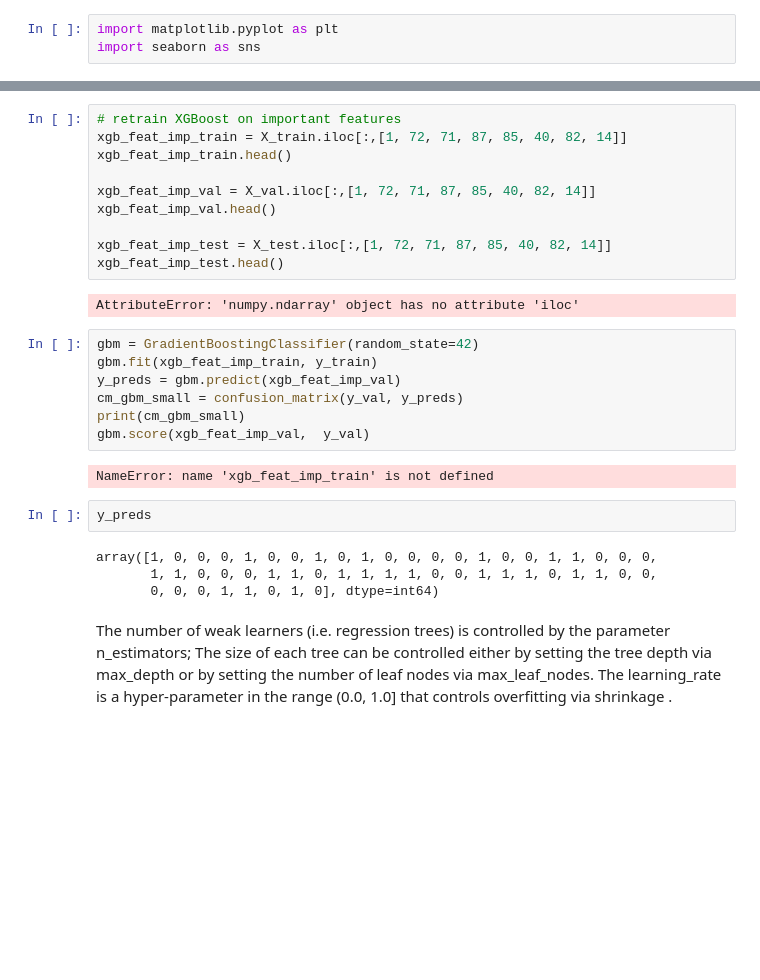
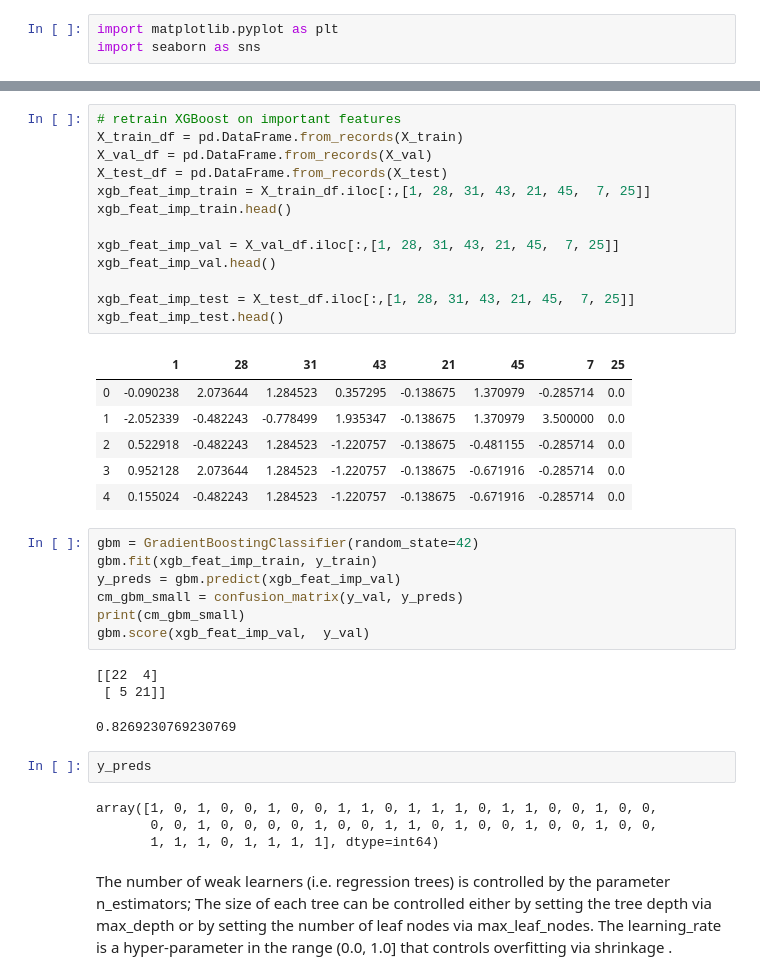
Before and after one commit to angelaaaateng/ML_COVID_PREDICTION, a Jupyter notebook: master-at-updated.ipynb, the cells around one changed output, grey strips where cells are left out. Saved outputs shown, nothing was run; the diff lists cells and outputs as text; blank space fills up the shorter version.

```diff
--- a/master-at-updated.ipynb
+++ b/master-at-updated.ipynb
@@ -1926,15 +1926,23 @@ plt.show()
-# %%
-# retrain XGBoost on important features
-xgb_feat_imp_train = X_train.iloc[:,[1, 72, 71, 87, 85, 40, 82, 14]]
-xgb_feat_imp_train.head()
-
-xgb_feat_imp_val = X_val.iloc[:,[1, 72, 71, 87, 85, 40, 82, 14]]
-xgb_feat_imp_val.head()
-
-xgb_feat_imp_test = X_test.iloc[:,[1, 72, 71, 87, 85, 40, 82, 14]]
-xgb_feat_imp_test.head()
-# %% [output]
-AttributeError: 'numpy.ndarray' object has no attribute 'iloc'
+# %%
+# retrain XGBoost on important features
+X_train_df = pd.DataFrame.from_records(X_train)
+X_val_df = pd.DataFrame.from_records(X_val)
+X_test_df = pd.DataFrame.from_records(X_test)
+xgb_feat_imp_train = X_train_df.iloc[:,[1, 28, 31, 43, 21, 45,  7, 25]]
+xgb_feat_imp_train.head()
+
+xgb_feat_imp_val = X_val_df.iloc[:,[1, 28, 31, 43, 21, 45,  7, 25]]
+xgb_feat_imp_val.head()
+
+xgb_feat_imp_test = X_test_df.iloc[:,[1, 28, 31, 43, 21, 45,  7, 25]]
+xgb_feat_imp_test.head()
+# %% [output]
+|  | 1 | 28 | 31 | 43 | 21 | 45 | 7 | 25 |
+| 0 | -0.090238 | 2.073644 | 1.284523 | 0.357295 | -0.138675 | 1.370979 | -0.285714 | 0.0 |
+| 1 | -2.052339 | -0.482243 | -0.778499 | 1.935347 | -0.138675 | 1.370979 | 3.500000 | 0.0 |
+| 2 | 0.522918 | -0.482243 | 1.284523 | -1.220757 | -0.138675 | -0.481155 | -0.285714 | 0.0 |
+| 3 | 0.952128 | 2.073644 | 1.284523 | -1.220757 | -0.138675 | -0.671916 | -0.285714 | 0.0 |
+| 4 | 0.155024 | -0.482243 | 1.284523 | -1.220757 | -0.138675 | -0.671916 | -0.285714 | 0.0 |
 # %%
 gbm = GradientBoostingClassifier(random_state=42)
 gbm.fit(xgb_feat_imp_train, y_train)
@@ -1943,13 +1951,15 @@ cm_gbm_small = confusion_matrix(y_val, y_preds)
 print(cm_gbm_small)
 gbm.score(xgb_feat_imp_val,  y_val)
 # %% [output]
-NameError: name 'xgb_feat_imp_train' is not defined
+[[22  4]
+ [ 5 21]]
+0.8269230769230769
 # %%
 y_preds
 # %% [output]
-array([1, 0, 0, 0, 1, 0, 0, 1, 0, 1, 0, 0, 0, 0, 1, 0, 0, 1, 1, 0, 0, 0,
-       1, 1, 0, 0, 0, 1, 1, 0, 1, 1, 1, 1, 0, 0, 1, 1, 1, 0, 1, 1, 0, 0,
-       0, 0, 0, 1, 1, 0, 1, 0], dtype=int64)
+array([1, 0, 1, 0, 0, 1, 0, 0, 1, 1, 0, 1, 1, 1, 0, 1, 1, 0, 0, 1, 0, 0,
+       0, 0, 1, 0, 0, 0, 0, 1, 0, 0, 1, 1, 0, 1, 0, 0, 1, 0, 0, 1, 0, 0,
+       1, 1, 1, 0, 1, 1, 1, 1], dtype=int64)
 # %% [markdown]
 The number of weak learners (i.e. regression trees) is controlled by the parameter n_estimators; The size of each tree can be controlled either by setting the tree depth via max_depth or by setting the number of leaf nodes via max_leaf_nodes. The learning_rate is a hyper-parameter in the range (0.0, 1.0] that controls overfitting via shrinkage .
 # %%
```
Also changed, not shown: parts of 68 cells of this notebook.
